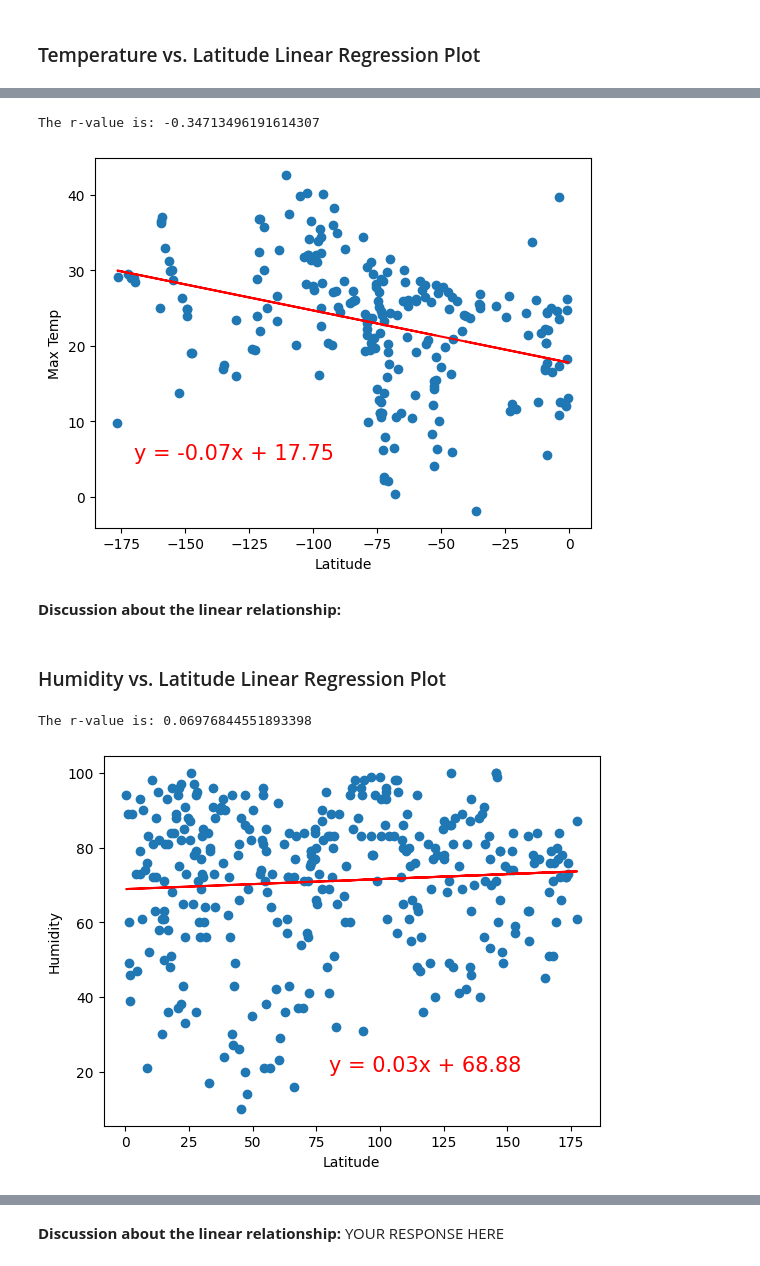
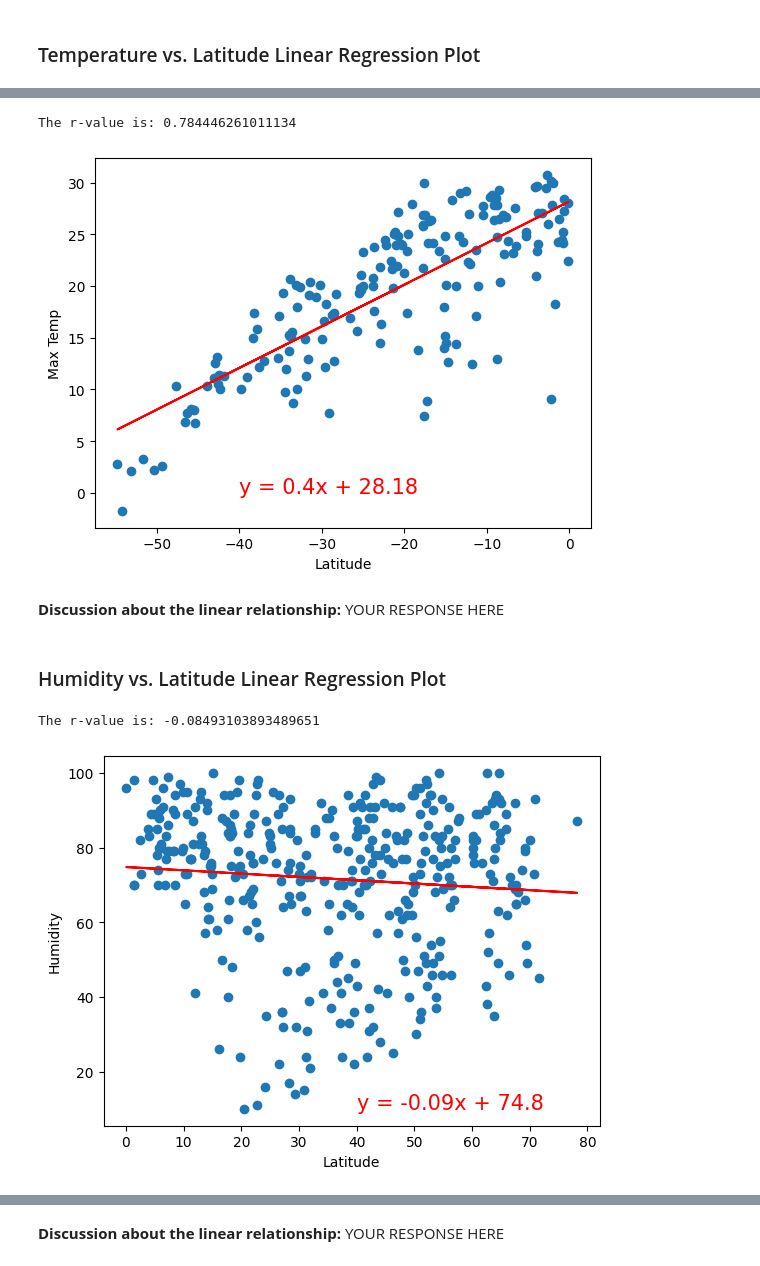
Before and after one commit to TrailrunnerDLH/python-api-challenge, a Jupyter notebook: WeatherPy.ipynb, the cells around one changed output, grey strips where cells are left out. Saved outputs shown, nothing was run; the diff lists cells and outputs as text; code cells hidden in the pictures.

```diff
--- a/WeatherPy.ipynb
+++ b/WeatherPy.ipynb
@@ -342,41 +342,41 @@ print("The r-value is: " + str(rvalue))
 
 plt.scatter(x_data, y_data)
 plt.plot(x_data, regress_values, "r-")
-plt.annotate(line_eq, (-170, 5), fontsize=15, color="red")
+plt.annotate(line_eq, (-40, 0), fontsize=15, color="red")
 plt.ylabel("Max Temp")
 plt.xlabel("Latitude")
 
 # Show plot
 plt.show()
 # %% [output]
-The r-value is: -0.34713496191614307
+The r-value is: 0.784446261011134
-[figure, old version]
+[figure, new version]
 # %% [markdown]
-**Discussion about the linear relationship:**
+**Discussion about the linear relationship:** YOUR RESPONSE HERE
 # %% [markdown]
 ### Humidity vs. Latitude Linear Regression Plot
 # %%
 # Northern Hemisphere
 x_data = northern_hemi_df["Lat"]
 y_data = northern_hemi_df["Humidity"]
 
 (slope, intercept, rvalue, pvalue, stderr) = linregress(x_data, y_data)
 regress_values = x_data * slope + intercept
 line_eq = "y = " + str(round(slope,2)) + "x + " + str(round(intercept,2))
 
 print("The r-value is: " + str(rvalue))
 
 plt.scatter(x_data, y_data)
 plt.plot(x_data, regress_values, "r-")
-plt.annotate(line_eq, (80, 20), fontsize=15, color="red")
+plt.annotate(line_eq, (40, 10), fontsize=15, color="red")
 plt.ylabel("Humidity")
 plt.xlabel("Latitude")
 
 # Show plot
 plt.show()
 # %% [output]
-The r-value is: 0.06976844551893398
+The r-value is: -0.08493103893489651
-[figure, old version]
+[figure, new version]
 # %%
 # Southern Hemisphere
 x_data = southern_hemi_df["Lat"]
```
Also changed, not shown: parts of 15 cells of this notebook, 5 other files.
